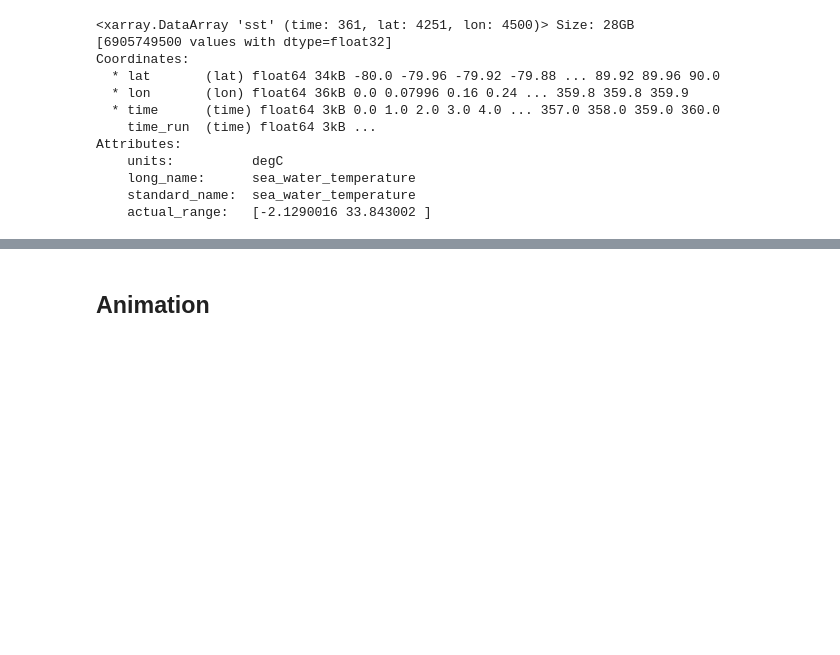
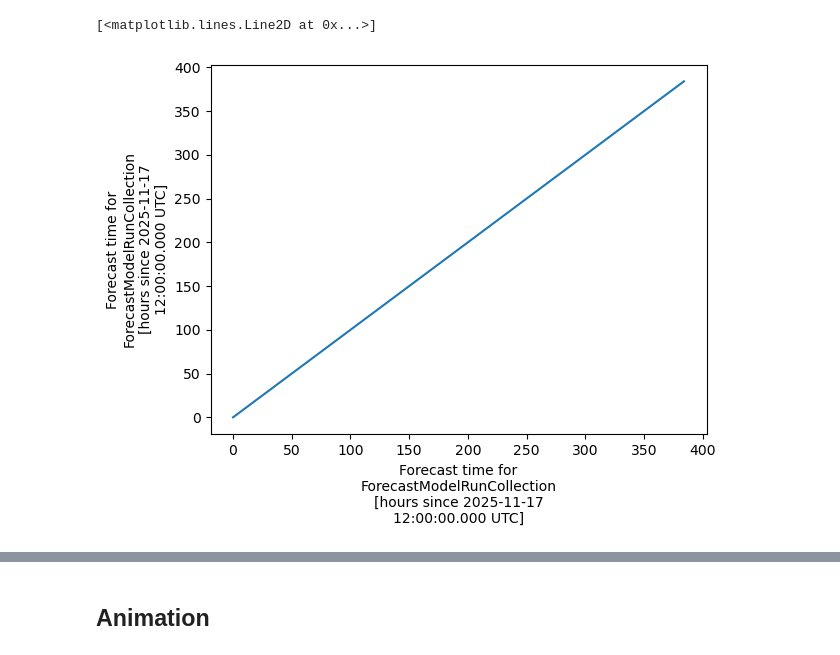
Before and after one commit to eldavenport/tropical-forecasts-hycom, a Jupyter notebook: espc_vis.ipynb, the cells around one changed output, grey strips where cells are left out. Saved outputs shown, nothing was run; the diff lists cells and outputs as text; code cells hidden in the pictures; blank space fills up the shorter version.

```diff
--- a/espc_vis.ipynb
+++ b/espc_vis.ipynb
@@ -4,20 +4,10 @@ import xarray as xr
 url = "https://tds.hycom.org/thredds/dodsC/FMRC_ESPC-D-V02_ice/FMRC_ESPC-D-V02_ice_best.ncd"
 ds = xr.open_dataset(url, decode_times=False)
 # %%
-ds.sst
+ds.sst.time.plot()
 # %% [output]
-<xarray.DataArray 'sst' (time: 361, lat: 4251, lon: 4500)> Size: 28GB
-[6905749500 values with dtype=float32]
-Coordinates:
-  * lat       (lat) float64 34kB -80.0 -79.96 -79.92 -79.88 ... 89.92 89.96 90.0
-  * lon       (lon) float64 36kB 0.0 0.07996 0.16 0.24 ... 359.8 359.8 359.9
-  * time      (time) float64 3kB 0.0 1.0 2.0 3.0 4.0 ... 357.0 358.0 359.0 360.0
-    time_run  (time) float64 3kB ...
-Attributes:
-    units:          degC
-    long_name:      sea_water_temperature
-    standard_name:  sea_water_temperature
-    actual_range:   [-2.1290016 33.843002 ]
+[<matplotlib.lines.Line2D at 0x...>]
+[figure, added]
 # %%
 import pandas as pd
 # Manually decode the time coordinate using CF metadata (units and calendar)
```
Also changed, not shown: parts of 10 cells of this notebook, 1 other file.
